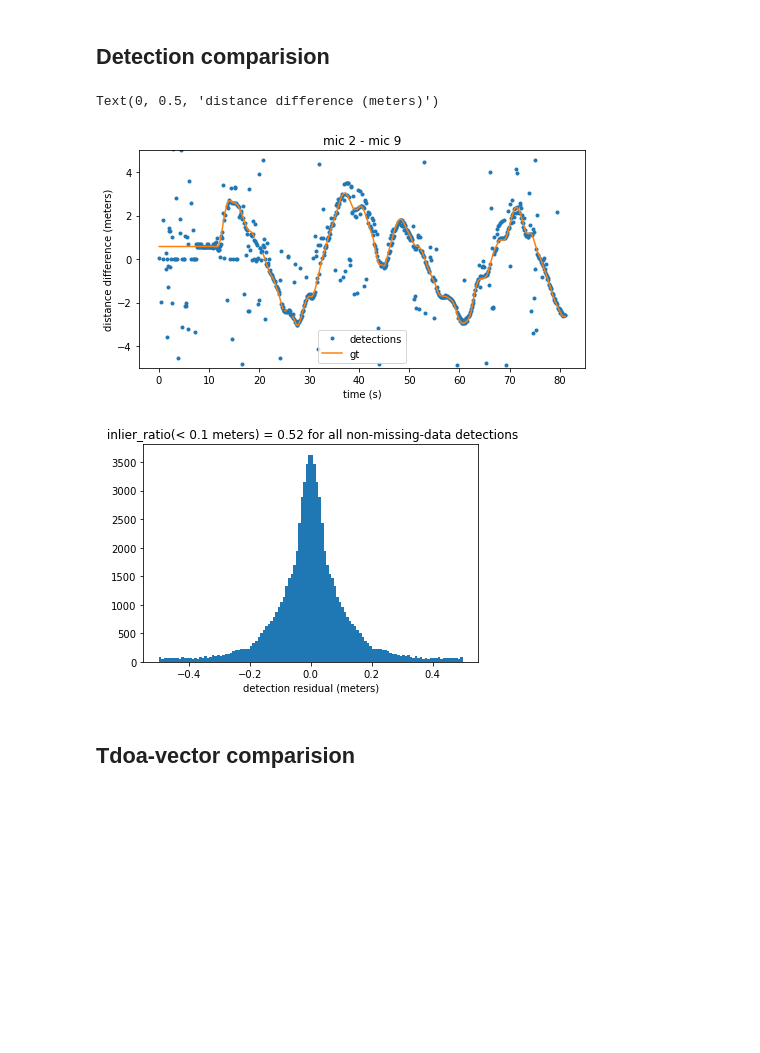
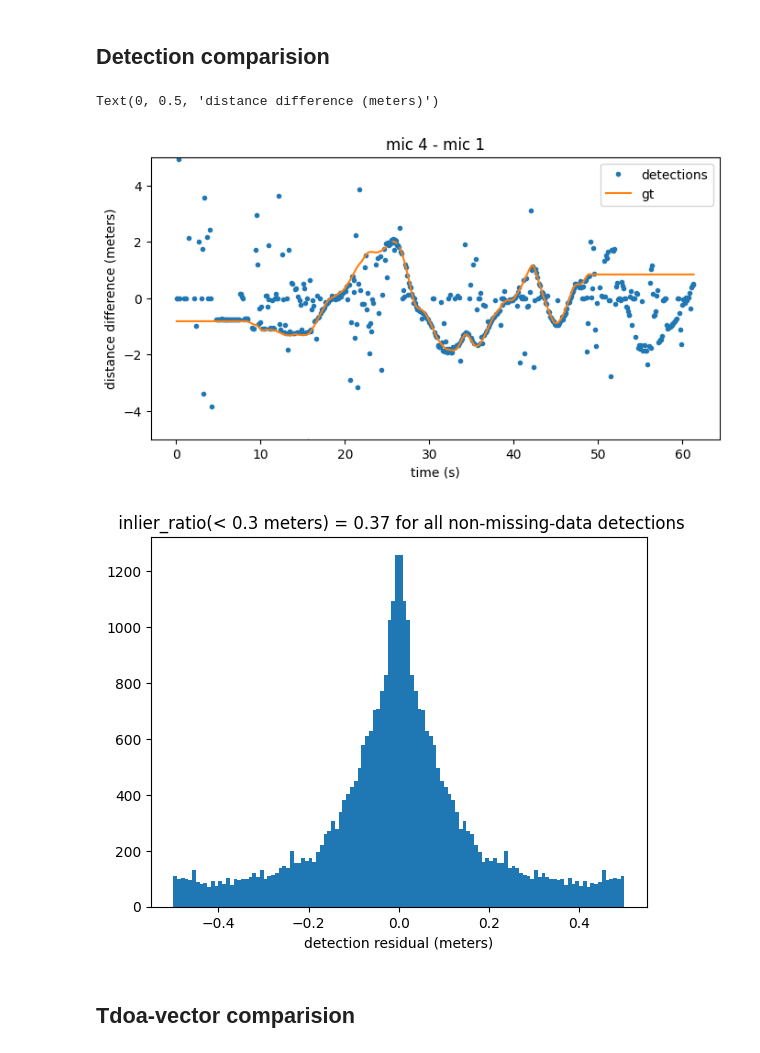
Before and after one commit to Etomer/structure-from-sound-python, a Jupyter notebook: slask/visualize_result.ipynb, the cells around one changed output. Saved outputs shown, nothing was run; the diff lists cells and outputs as text; code cells hidden in the pictures; blank space fills up the shorter version.

```diff
--- a/slask/visualize_result.ipynb
+++ b/slask/visualize_result.ipynb
@@ -27,7 +30,7 @@ from src import tdoa_datasets_module
 dataset_name = "tdoa_20201016"
 # experiment_name = "chirp_0005"
 # experiment_name = "iregchirp_0007"
-experiment_name = "music_0014"
+experiment_name = "music_0008"
 # experiment_name = "singing_0020"
 # experiment_name = "metronom_0022"
 
@@ -57,20 +60,20 @@ plt.xlabel("time (s)")
 plt.ylabel("distance difference (meters)")
 # %% [output]
 Text(0, 0.5, 'distance difference (meters)')
-[figure, old version]
+[figure, new version]
 # %%
 res = detections - tdoa_gt
 res = res[np.logical_not(np.isnan(res))]
-tol = 0.1
+tol = 0.3
 
 plt.hist(res[abs(res) < 0.5], 120)
 
 plt.title(
     f' inlier_ratio(< {tol} meters) = {sum(abs(res) < tol)/np.size(res):.2f} for all non-missing-data detections')
 plt.xlabel("detection residual (meters)")
 pass
 # %% [output]
-[figure, old version]
+[figure, new version]
 # %% [markdown]
 ## Tdoa-vector comparision
 # %% [markdown]
```
Also changed, not shown: parts of 4 cells of this notebook.
